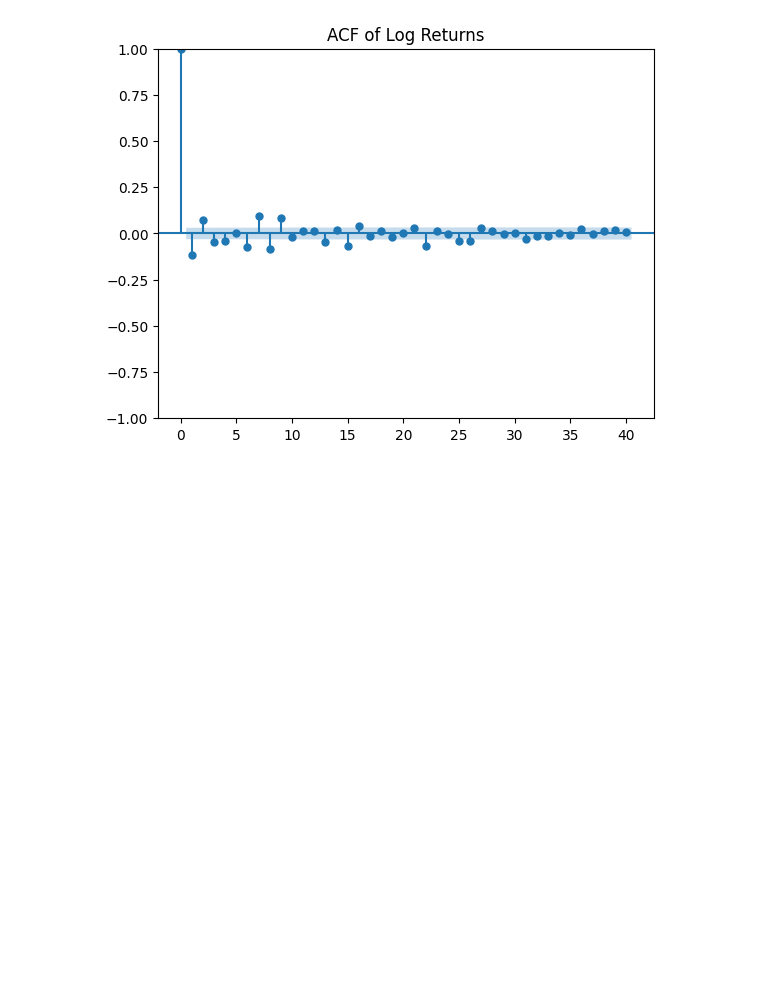
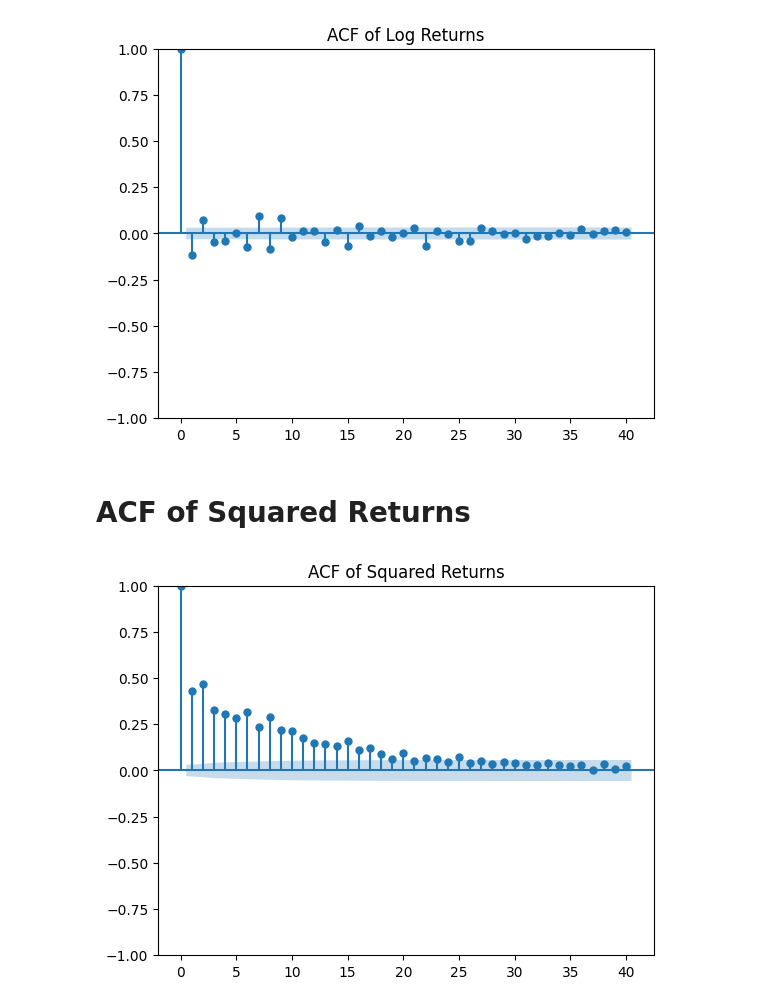
Before and after one commit to akhyear/GARCHVolatilityProject, a Jupyter notebook: notebooks/02_some_facts_and_volatility_clustering.ipynb, the cells around one changed output. Drawn from its saved outputs; the diff is of its cells as text; code cells hidden in the pictures; blank space fills up the shorter version.

Commit message:
ACF of Squared Returns

```diff
--- a/notebooks/02_some_facts_and_volatility_clustering.ipynb
+++ b/notebooks/02_some_facts_and_volatility_clustering.ipynb
@@ -70,3 +70,11 @@ plt.title("ACF of Log Returns")
 plt.show()
 # %% [output]
 [figure]
+# %% [markdown]
+# ACF of Squared Returns
+# %%
+plot_acf(df["Squared_Return"], lags=40)
+plt.title("ACF of Squared Returns")
+plt.show()
+# %% [output]
+[figure, added]
```
